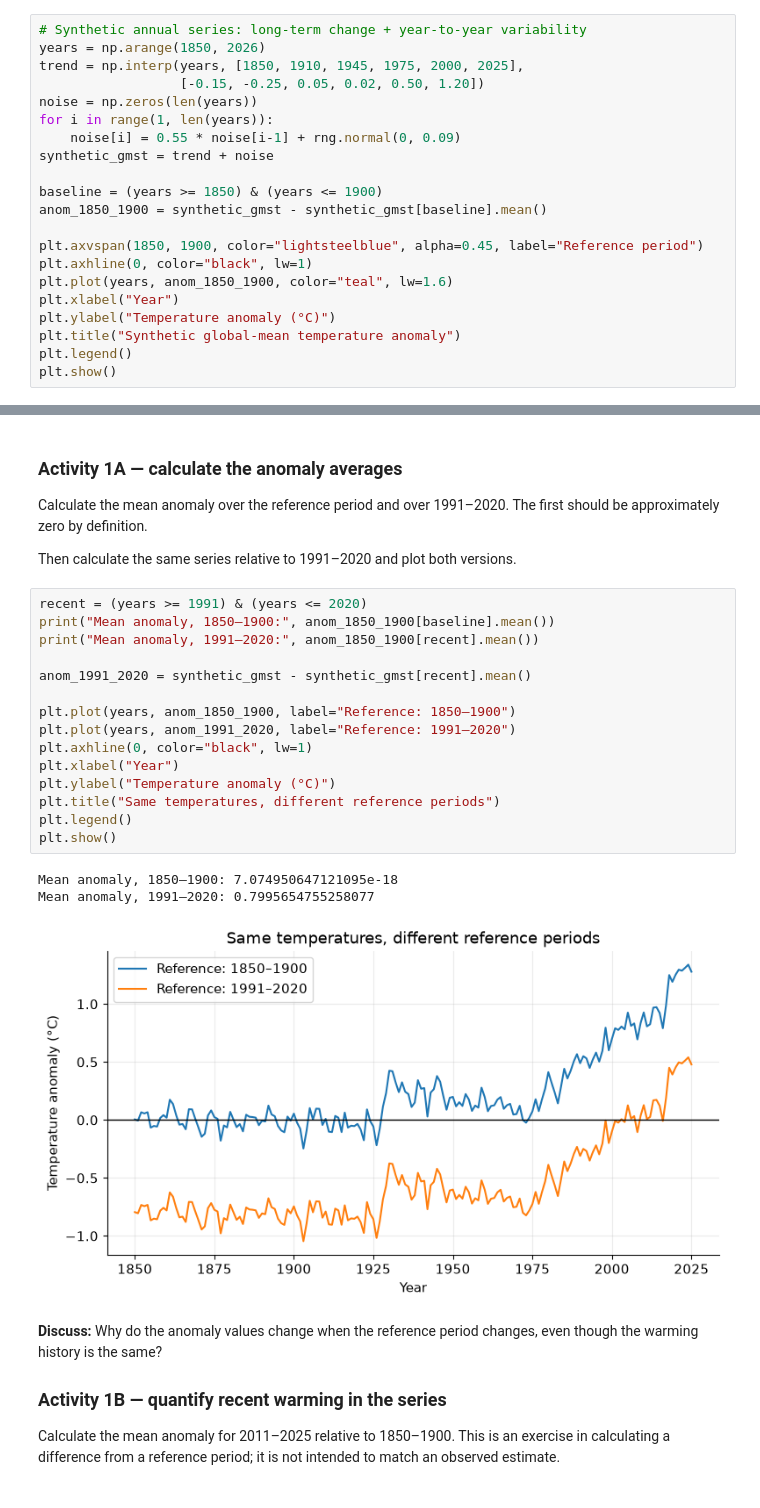
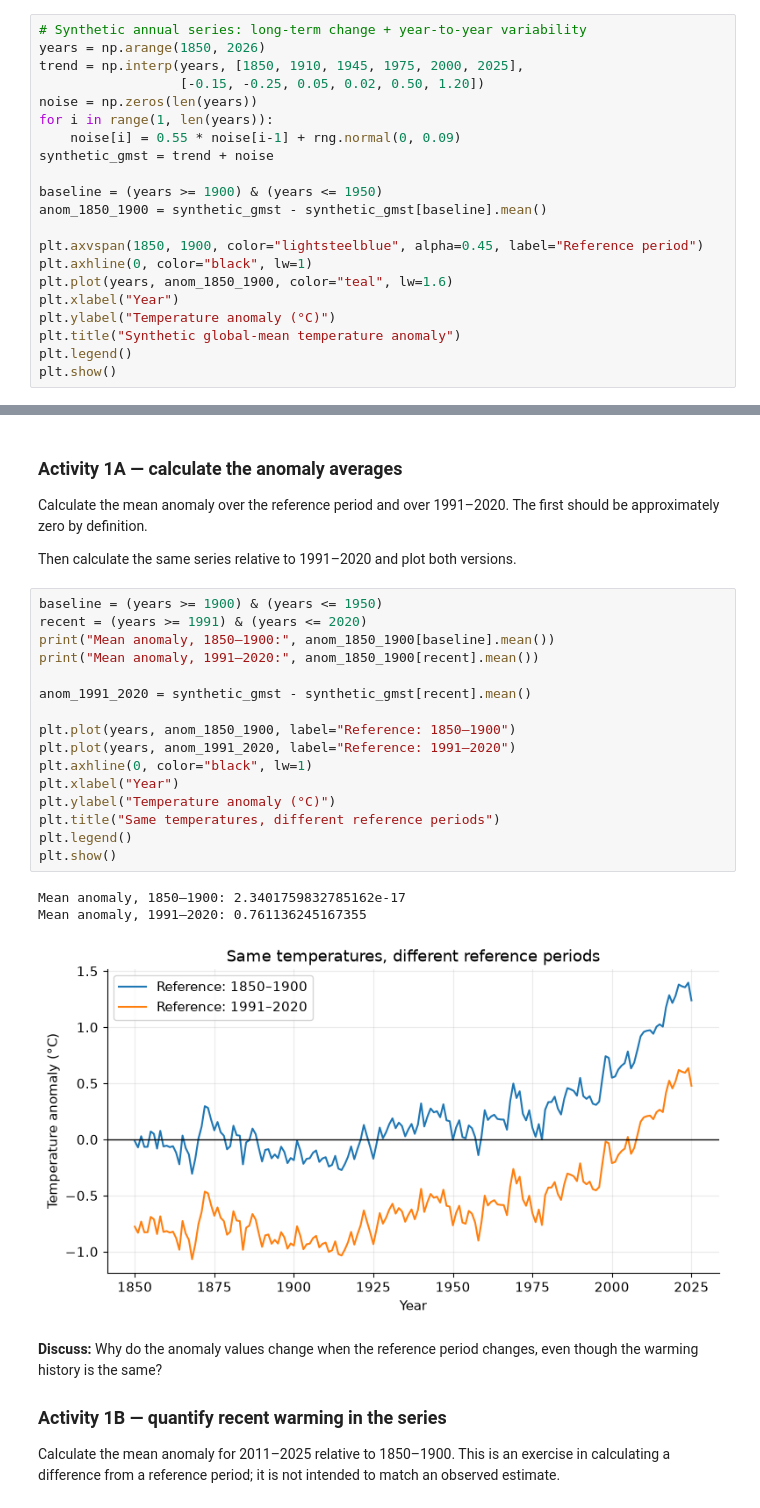
Before and after one commit to kbellomo36/climate-course, a Jupyter notebook: notebooks/03_synthetic_data_analysis.ipynb, the cells around one changed output, grey strips where cells are left out. Cells and saved outputs as stored; diff of their text form.

```diff
--- a/notebooks/03_synthetic_data_analysis.ipynb
+++ b/notebooks/03_synthetic_data_analysis.ipynb
@@ -47,7 +47,7 @@ for i in range(1, len(years)):
     noise[i] = 0.55 * noise[i-1] + rng.normal(0, 0.09)
 synthetic_gmst = trend + noise
 
-baseline = (years >= 1850) & (years <= 1900)
+baseline = (years >= 1900) & (years <= 1950)
 anom_1850_1900 = synthetic_gmst - synthetic_gmst[baseline].mean()
 
 plt.axvspan(1850, 1900, color="lightsteelblue", alpha=0.45, label="Reference period")
@@ -67,24 +67,25 @@ Calculate the mean anomaly over the reference period and over 1991–2020. The f
 
 Then calculate the same series relative to 1991–2020 and plot both versions.
 # %%
+baseline = (years >= 1900) & (years <= 1950)
 recent = (years >= 1991) & (years <= 2020)
 print("Mean anomaly, 1850–1900:", anom_1850_1900[baseline].mean())
 print("Mean anomaly, 1991–2020:", anom_1850_1900[recent].mean())
 
 anom_1991_2020 = synthetic_gmst - synthetic_gmst[recent].mean()
 
 plt.plot(years, anom_1850_1900, label="Reference: 1850–1900")
 plt.plot(years, anom_1991_2020, label="Reference: 1991–2020")
 plt.axhline(0, color="black", lw=1)
 plt.xlabel("Year")
 plt.ylabel("Temperature anomaly (°C)")
 plt.title("Same temperatures, different reference periods")
 plt.legend()
 plt.show()
 # %% [output]
-Mean anomaly, 1850–1900: 7.074950647121095e-18
-Mean anomaly, 1991–2020: 0.7995654755258077
+Mean anomaly, 1850–1900: 2.3401759832785162e-17
+Mean anomaly, 1991–2020: 0.761136245167355
-[figure, old version]
+[figure, new version]
 # %% [markdown]
 **Discuss:** Why do the anomaly values change when the reference period changes, even though the warming history is the same?
 
```
Also changed, not shown: parts of 1 cell of this notebook.
